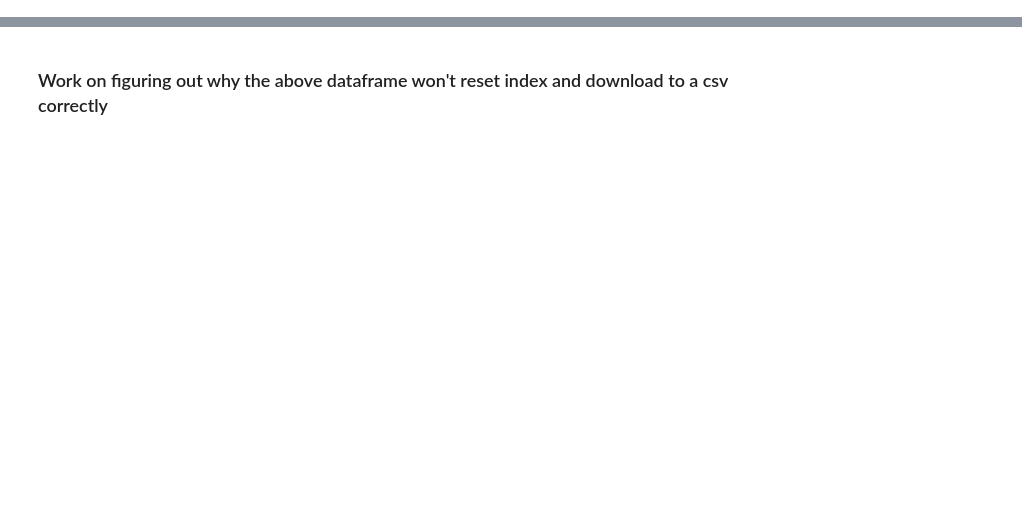
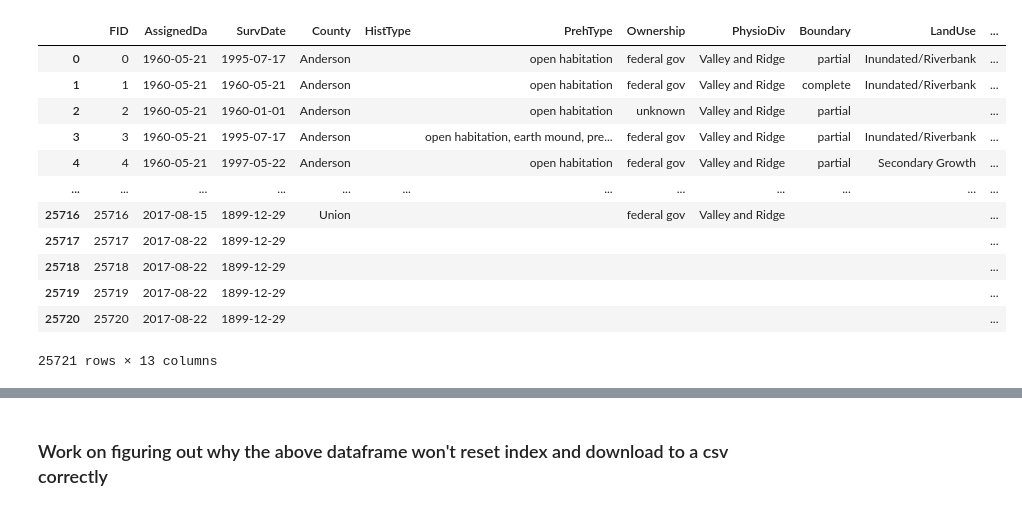
Before and after one commit to Tara-Nicole-Data/archaeological-sites-and-tourism-economic-impact, a Jupyter notebook: notebooks/Sites-Analysis.ipynb, the cells around one changed output, grey strips where cells are left out. Cells and saved outputs as stored; diff of their text form; code cells hidden in the pictures; blank space fills up the shorter version.

```diff
--- a/notebooks/Sites-Analysis.ipynb
+++ b/notebooks/Sites-Analysis.ipynb
@@ -5,6 +5,21 @@ import matplotlib.pyplot as plt
 import seaborn as sns
 # %%
 sites_df = pd.read_csv('../data/Site_Data.csv', nrows=25722)
+sites_df
+# %% [output]
+|  | FID | AssignedDa | SurvDate | County | HistType | PrehType | Ownership | PhysioDiv | Boundary | LandUse | ... |
+| 0 | 0 | 1960-05-21 | 1995-07-17 | Anderson |  | open habitation | federal gov | Valley and Ridge | partial | Inundated/Riverbank | ... |
+| 1 | 1 | 1960-05-21 | 1960-05-21 | Anderson |  | open habitation | federal gov | Valley and Ridge | complete | Inundated/Riverbank | ... |
+| 2 | 2 | 1960-05-21 | 1960-01-01 | Anderson |  | open habitation | unknown | Valley and Ridge | partial |  | ... |
+| 3 | 3 | 1960-05-21 | 1995-07-17 | Anderson |  | open habitation, earth mound, pre... | federal gov | Valley and Ridge | partial | Inundated/Riverbank | ... |
+| 4 | 4 | 1960-05-21 | 1997-05-22 | Anderson |  | open habitation | federal gov | Valley and Ridge | partial | Secondary Growth | ... |
+| ... | ... | ... | ... | ... | ... | ... | ... | ... | ... | ... | ... |
+| 25716 | 25716 | 2017-08-15 | 1899-12-29 | Union |  |  | federal gov | Valley and Ridge |  |  | ... |
+| 25717 | 25717 | 2017-08-22 | 1899-12-29 |  |  |  |  |  |  |  | ... |
+| 25718 | 25718 | 2017-08-22 | 1899-12-29 |  |  |  |  |  |  |  | ... |
+| 25719 | 25719 | 2017-08-22 | 1899-12-29 |  |  |  |  |  |  |  | ... |
+| 25720 | 25720 | 2017-08-22 | 1899-12-29 |  |  |  |  |  |  |  | ... |
+25721 rows × 13 columns
 # %%
 sites_df.dtypes
 # %%
```
Also changed, not shown: parts of 36 cells of this notebook, 15 other files.
